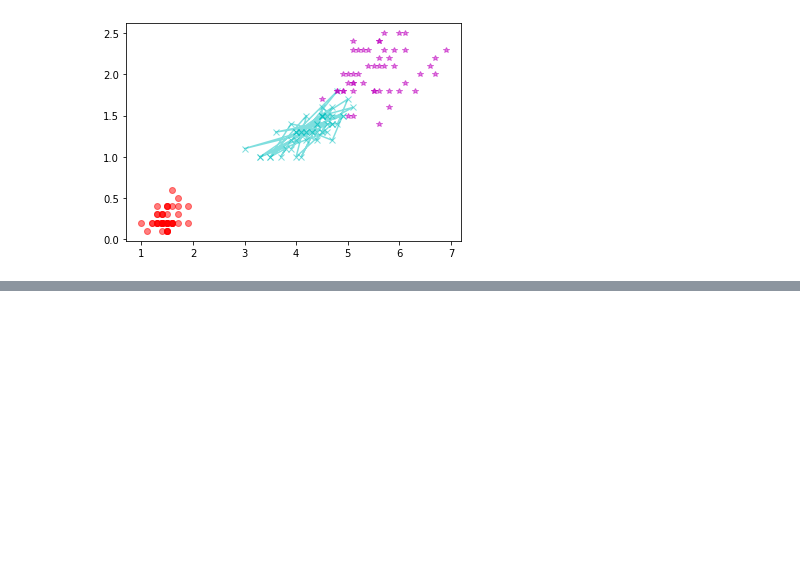
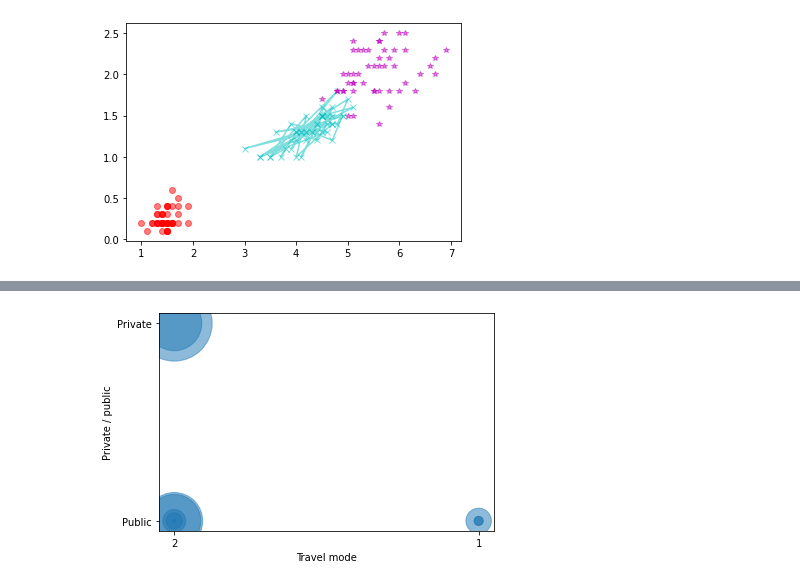
Before and after one commit to waraporn19/data_viz, a Jupyter notebook: Visualize_Data_Distribution_(02).ipynb, the cells around one changed output, grey strips where cells are left out. Saved outputs shown, nothing was run; the diff lists cells and outputs as text; code cells hidden in the pictures; blank space fills up the shorter version.

```diff
--- a/Visualize_Data_Distribution_(02).ipynb
+++ b/Visualize_Data_Distribution_(02).ipynb
@@ -99,0 +153,3 @@ plt.plot(df['PetalLength'][100:],df['PetalWidth'][100:] ,'*m', alpha=0.5)
+# %%
+A2 = A.replace({'ทางถนน':'0','ทางน้ำ':'1','ทางบก':'2','ทางราง':3,'ทางอากาศ':4})
+A2.astype('category')
@@ -99,0 +174,2 @@ plt.plot(df['PetalLength'][100:],df['PetalWidth'][100:] ,'*m', alpha=0.5)
+# %%
+B = data_drop['สาธารณะ/ส่วนบุคคล'].astype('category')
@@ -99,0 +180,3 @@ plt.plot(df['PetalLength'][100:],df['PetalWidth'][100:] ,'*m', alpha=0.5)
+# %%
+B2 = B.replace({'สาธารณะ':'Public','ส่วนบุคคล':'Private'})
+B2.astype('category')
@@ -99,0 +201,6 @@ plt.plot(df['PetalLength'][100:],df['PetalWidth'][100:] ,'*m', alpha=0.5)
+# %%
+plt.scatter(A2[:10],B2[:10],s=0.0001*data_drop['มี.ค. 2562'][:10],alpha=0.5)
+plt.xlabel('Travel mode') #ชื่อแกน X
+plt.ylabel('Private / public'); #ชื่อแกน Y
+# %% [output]
+[figure, added]
```
Also changed, not shown: parts of 9 cells of this notebook.
